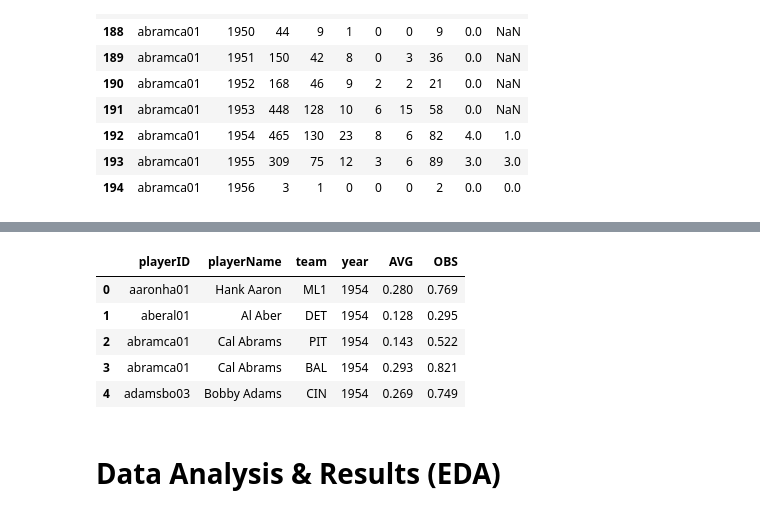
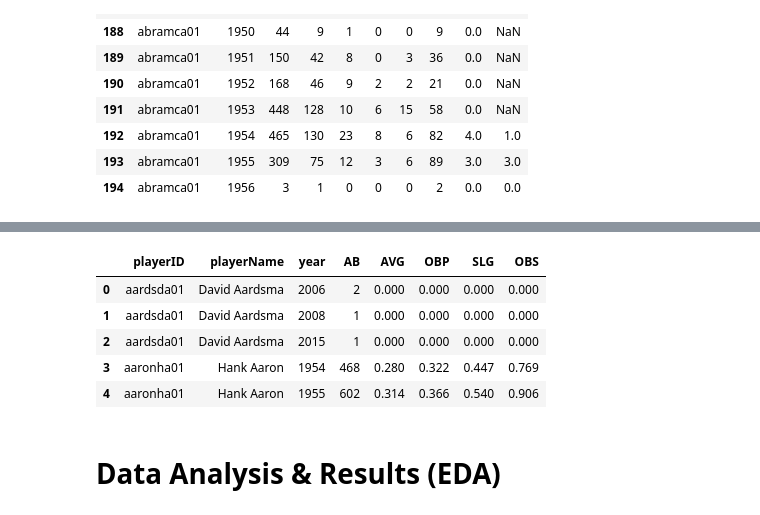
Before and after one commit to leo3friedman/baseball-salary-prediction, a Jupyter notebook: EDACheckpointGroup_042-Fa22.ipynb, the cells around one changed output, grey strips where cells are left out. Drawn from its saved outputs; the diff is of its cells as text; code cells hidden in the pictures.

Commit message:
add more statistics to batting

```diff
--- a/EDACheckpointGroup_042-Fa22.ipynb
+++ b/EDACheckpointGroup_042-Fa22.ipynb
@@ -150,3 +147,10 @@ display(batting[batting['playerID'] == 'abramca01'])
 | 192 | abramca01 | 1954 | 465 | 130 | 23 | 8 | 6 | 82 | 4.0 | 1.0 |
 | 193 | abramca01 | 1955 | 309 | 75 | 12 | 3 | 6 | 89 | 3.0 | 3.0 |
 | 194 | abramca01 | 1956 | 3 | 1 | 0 | 0 | 0 | 2 | 0.0 | 0.0 |
+# %%
+# drop observations with NaN values
+batting = batting.dropna(axis=0)
+
+# drop observations with 0 At Bats
+batting = batting[batting['AB'] > 0]
+batting.shape
@@ -197,8 +202,4 @@ batting.head()
 # %%
 # drop irrelevant columns and rename
-batting = batting[['playerID', 'yearID', 'teamID', 'AVG', 'OBS']]
-batting.columns = ['playerID', 'year', 'team', 'AVG', 'OBS']
-
-# drop observations with NaN values
-batting = batting.dropna(axis=0)
-batting.head()
+batting = batting[['playerID', 'yearID','AB', 'AVG', 'OBP','SLG','OBS']]
+batting.columns = ['playerID', 'year', 'AB', 'AVG', 'OBP', 'SLG','OBS']
@@ -212,24 +222,24 @@ batting.head()
 # %%
 # add name column to people that combines players first and last name
 people['name'] = people['nameFirst'] + ' ' + people['nameLast']
 
 # drop irrelevant columns
 people = people[['playerID','name']]
 
 # merge batting and people to add name column to batting dataframe
 batting = batting.merge(people, how='left', on='playerID')
 
 # rename and reorder  batting columns for consistency
 batting = batting.rename({'name':'playerName'}, axis=1)
-batting = batting[['playerID','playerName','team','year','AVG','OBS']]
+batting = batting[['playerID','playerName','year','AB', 'AVG', 'OBP', 'SLG','OBS']]
 batting.head()
 # %% [output]
-|  | playerID | playerName | team | year | AVG | OBS |
-| 0 | aaronha01 | Hank Aaron | ML1 | 1954 | 0.280 | 0.769 |
-| 1 | aberal01 | Al Aber | DET | 1954 | 0.128 | 0.295 |
-| 2 | abramca01 | Cal Abrams | PIT | 1954 | 0.143 | 0.522 |
-| 3 | abramca01 | Cal Abrams | BAL | 1954 | 0.293 | 0.821 |
-| 4 | adamsbo03 | Bobby Adams | CIN | 1954 | 0.269 | 0.749 |
+|  | playerID | playerName | year | AB | AVG | OBP | SLG | OBS |
+| 0 | aardsda01 | David Aardsma | 2006 | 2 | 0.000 | 0.000 | 0.000 | 0.000 |
+| 1 | aardsda01 | David Aardsma | 2008 | 1 | 0.000 | 0.000 | 0.000 | 0.000 |
+| 2 | aardsda01 | David Aardsma | 2015 | 1 | 0.000 | 0.000 | 0.000 | 0.000 |
+| 3 | aaronha01 | Hank Aaron | 1954 | 468 | 0.280 | 0.322 | 0.447 | 0.769 |
+| 4 | aaronha01 | Hank Aaron | 1955 | 602 | 0.314 | 0.366 | 0.540 | 0.906 |
 # %% [markdown]
 # Data Analysis & Results (EDA)
 # %% [markdown]
```
Also changed, not shown: parts of 6 cells of this notebook.
